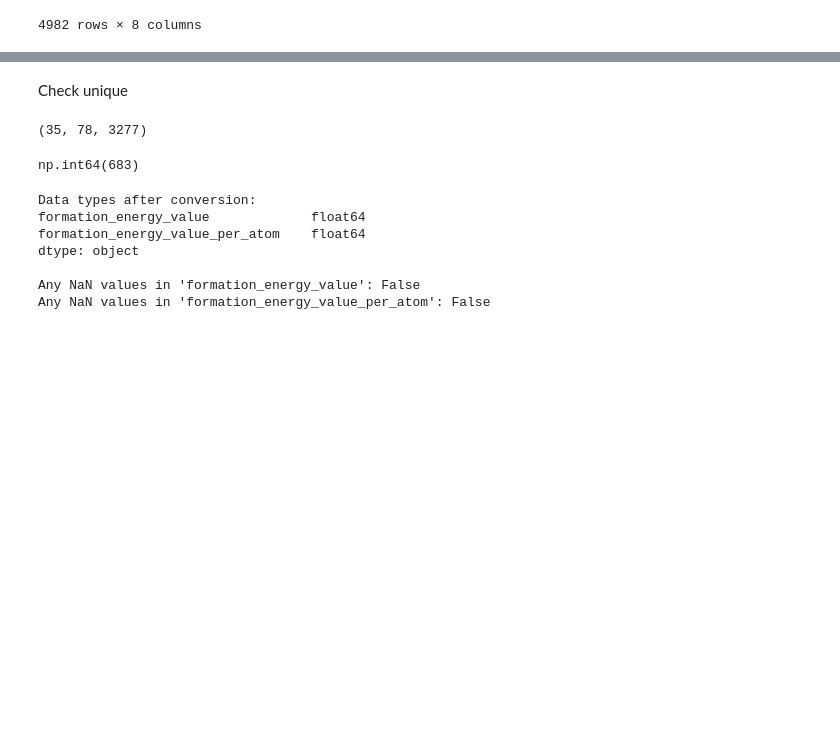
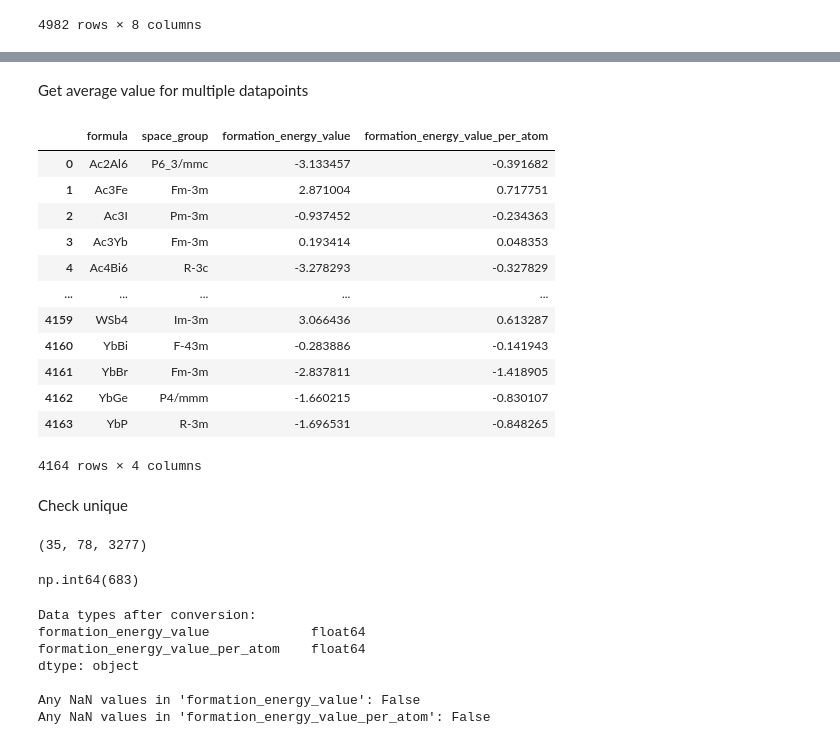
Before and after one commit to jfjoung/KRICT_Hackathon, a Jupyter notebook: practice.ipynb, the cells around one changed output, grey strips where cells are left out. Drawn from its saved outputs; the diff is of its cells as text; code cells hidden in the pictures; blank space fills up the shorter version.

```diff
--- a/practice.ipynb
+++ b/practice.ipynb
@@ -78,0 +89,31 @@ df_cleaned
+# %% [markdown]
+Get average value for multiple datapoints
+# %%
+# Group by 'formula' and 'space_group' to calculate the mean of 'formation_energy_value' and 'formation_energy_value_per_atom'
+# This will also handle cases with only one data point per group
+df_averaged = df_cleaned.groupby(['formula', 'space_group']).agg(
+    formation_energy_value=('formation_energy_value', 'mean'),
+    formation_energy_value_per_atom=('formation_energy_value_per_atom', 'mean')
+).reset_index()
+
+
+# Save the cleaned DataFrame to an Excel file
+df_averaged.to_csv('MatDX_EF_averaged.csv', index=False)
+
+
+# Display the resulting DataFrame
+df_averaged
+# %% [output]
+|  | formula | space_group | formation_energy_value | formation_energy_value_per_atom |
+| 0 | Ac2Al6 | P6_3/mmc | -3.133457 | -0.391682 |
+| 1 | Ac3Fe | Fm-3m | 2.871004 | 0.717751 |
+| 2 | Ac3I | Pm-3m | -0.937452 | -0.234363 |
+| 3 | Ac3Yb | Fm-3m | 0.193414 | 0.048353 |
+| 4 | Ac4Bi6 | R-3c | -3.278293 | -0.327829 |
+| ... | ... | ... | ... | ... |
+| 4159 | WSb4 | Im-3m | 3.066436 | 0.613287 |
+| 4160 | YbBi | F-43m | -0.283886 | -0.141943 |
+| 4161 | YbBr | Fm-3m | -2.837811 | -1.418905 |
+| 4162 | YbGe | P4/mmm | -1.660215 | -0.830107 |
+| 4163 | YbP | R-3m | -1.696531 | -0.848265 |
+4164 rows × 4 columns
```
Also changed, not shown: parts of 3 cells of this notebook, 3 other files.
